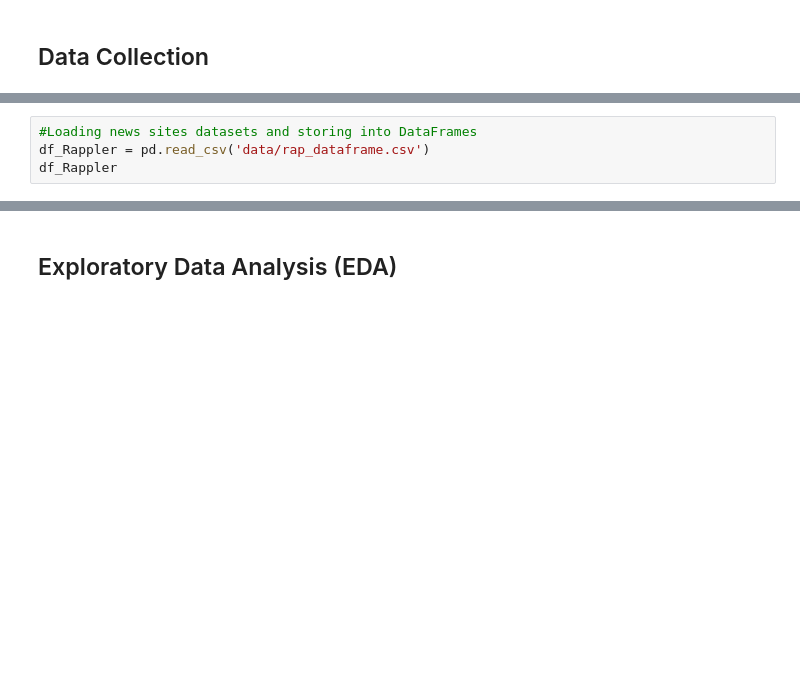
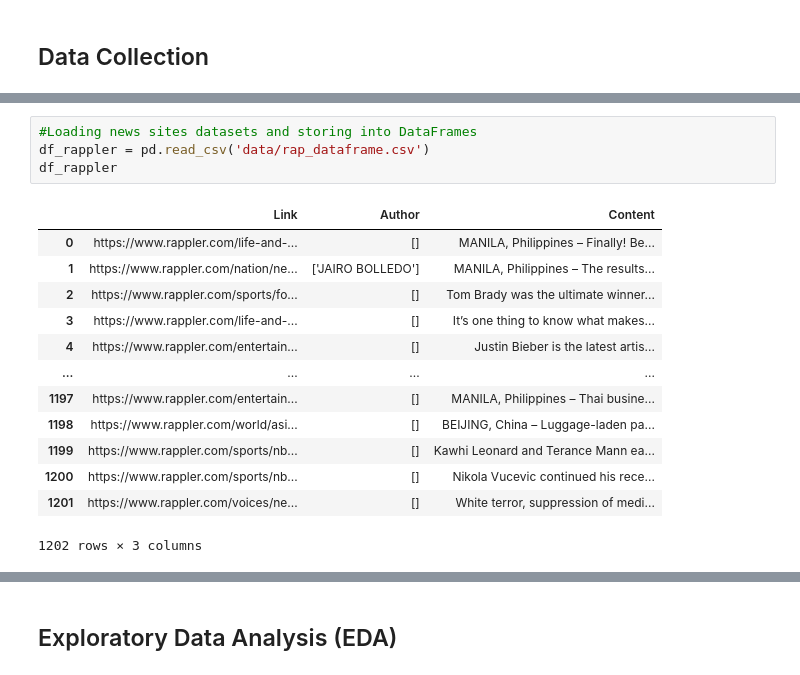
Before and after one commit to francheska-vicente/data102-fake-news, a Jupyter notebook: main.ipynb, the cells around one changed output, grey strips where cells are left out. Drawn from its saved outputs; the diff is of its cells as text; blank space fills up the shorter version.

```diff
--- a/main.ipynb
+++ b/main.ipynb
@@ -48,7 +79,21 @@ df_FakeNews
 # %%
 #Loading news sites datasets and storing into DataFrames
-df_Rappler = pd.read_csv('data/rap_dataframe.csv')
-df_Rappler
+df_rappler = pd.read_csv('data/rap_dataframe.csv')
+df_rappler
+# %% [output]
+|  | Link | Author | Content |
+| 0 | https://www.rappler.com/life-and-... | [] | MANILA, Philippines – Finally! Be... |
+| 1 | https://www.rappler.com/nation/ne... | ['JAIRO BOLLEDO'] | MANILA, Philippines – The results... |
+| 2 | https://www.rappler.com/sports/fo... | [] | Tom Brady was the ultimate winner... |
+| 3 | https://www.rappler.com/life-and-... | [] | It’s one thing to know what makes... |
+| 4 | https://www.rappler.com/entertain... | [] | Justin Bieber is the latest artis... |
+| ... | ... | ... | ... |
+| 1197 | https://www.rappler.com/entertain... | [] | MANILA, Philippines – Thai busine... |
+| 1198 | https://www.rappler.com/world/asi... | [] | BEIJING, China – Luggage-laden pa... |
+| 1199 | https://www.rappler.com/sports/nb... | [] | Kawhi Leonard and Terance Mann ea... |
+| 1200 | https://www.rappler.com/sports/nb... | [] | Nikola Vucevic continued his rece... |
+| 1201 | https://www.rappler.com/voices/ne... | [] | White terror, suppression of medi... |
+1202 rows × 3 columns
 # %%
 df_gma1 = pd.read_csv('data/gma-10000.csv')
 
```
Also changed, not shown: parts of 16 cells of this notebook, 1 other file.
